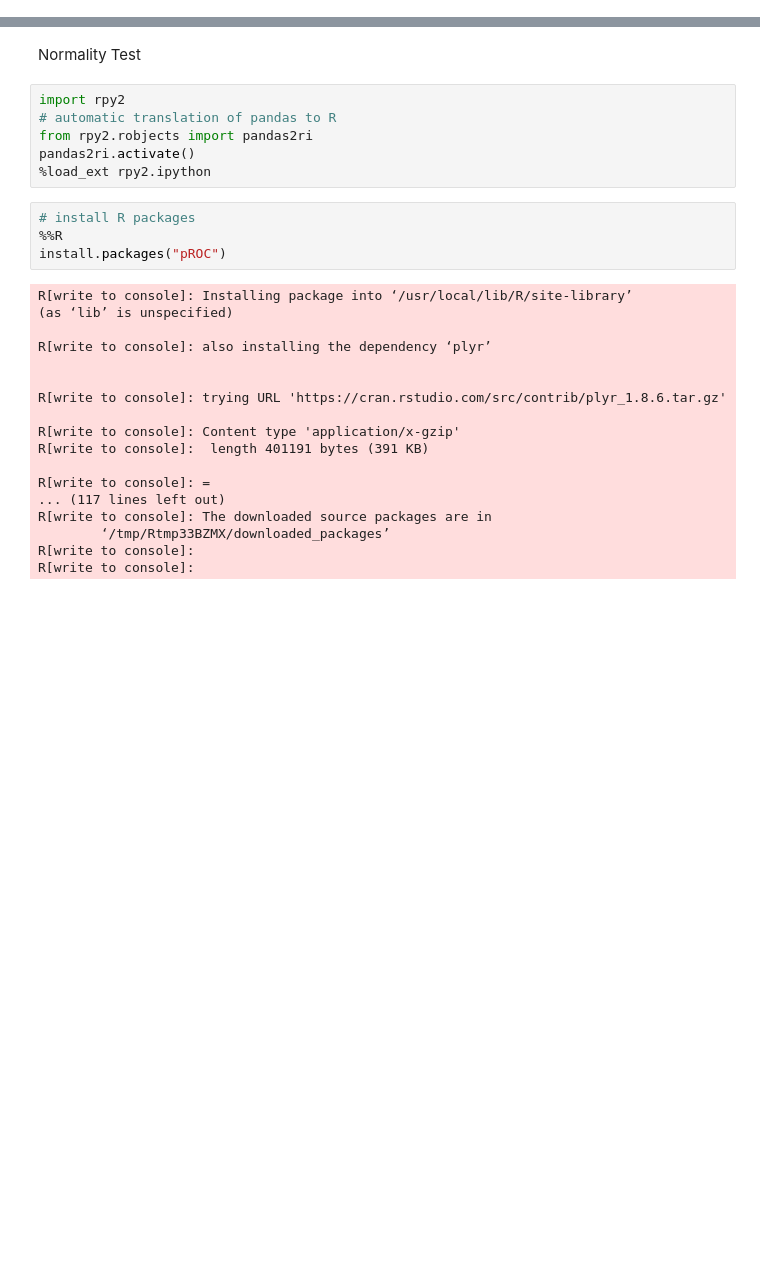
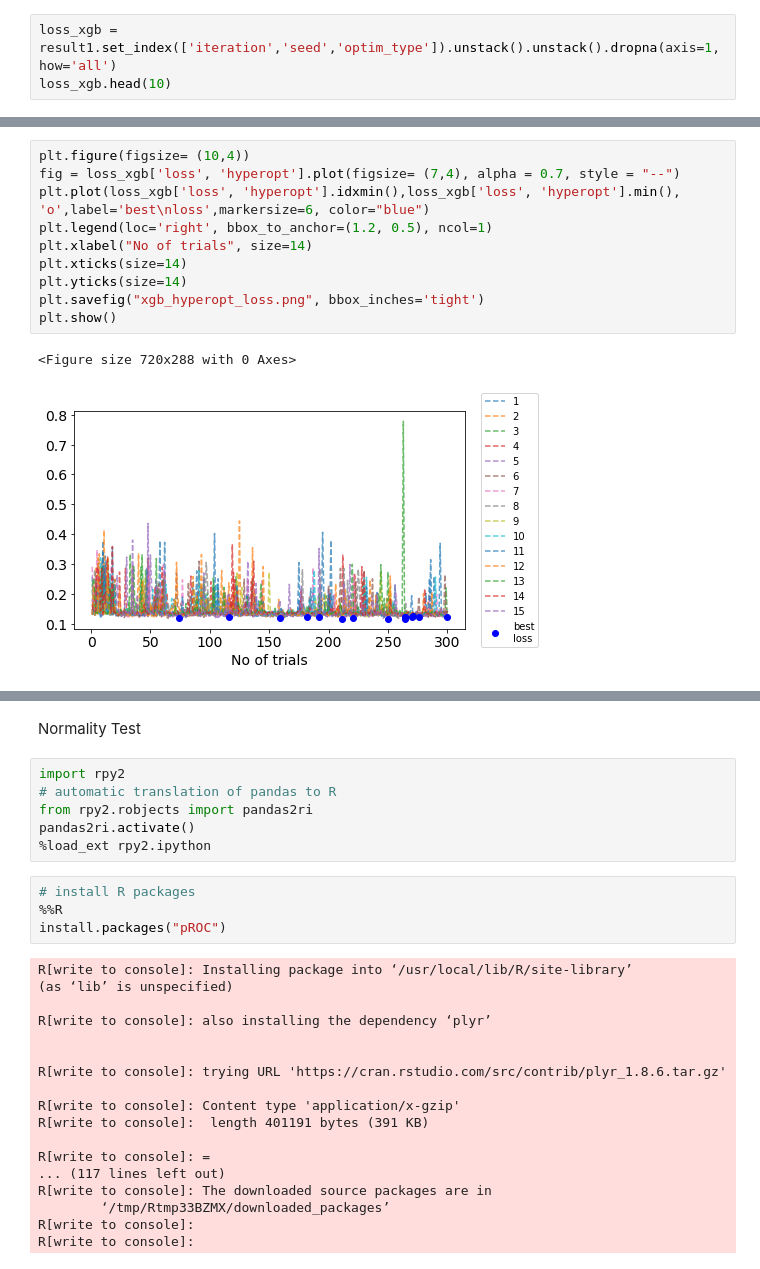
Before and after one commit to Birkamal/statistical_analysis, a Jupyter notebook: project_analysis.ipynb, the cells around one changed output, grey strips where cells are left out. Cells and saved outputs as stored; diff of their text form; blank space fills up the shorter version.

```diff
--- a/project_analysis.ipynb
+++ b/project_analysis.ipynb
@@ -2,0 +99,3 @@
+# %%
+loss_xgb = result1.set_index(['iteration','seed','optim_type']).unstack().unstack().dropna(axis=1, how='all')
+loss_xgb.head(10)
@@ -2,0 +117,13 @@
+# %%
+plt.figure(figsize= (10,4))
+fig = loss_xgb['loss', 'hyperopt'].plot(figsize= (7,4), alpha = 0.7, style = "--")
+plt.plot(loss_xgb['loss', 'hyperopt'].idxmin(),loss_xgb['loss', 'hyperopt'].min(), 'o',label='best\nloss',markersize=6, color="blue")
+plt.legend(loc='right', bbox_to_anchor=(1.2, 0.5), ncol=1)
+plt.xlabel("No of trials", size=14)
+plt.xticks(size=14)
+plt.yticks(size=14)
+plt.savefig("xgb_hyperopt_loss.png", bbox_inches='tight')
+plt.show()
+# %% [output]
+<Figure size 720x288 with 0 Axes>
+[figure, added]
```
Also changed, not shown: parts of 22 cells of this notebook.
